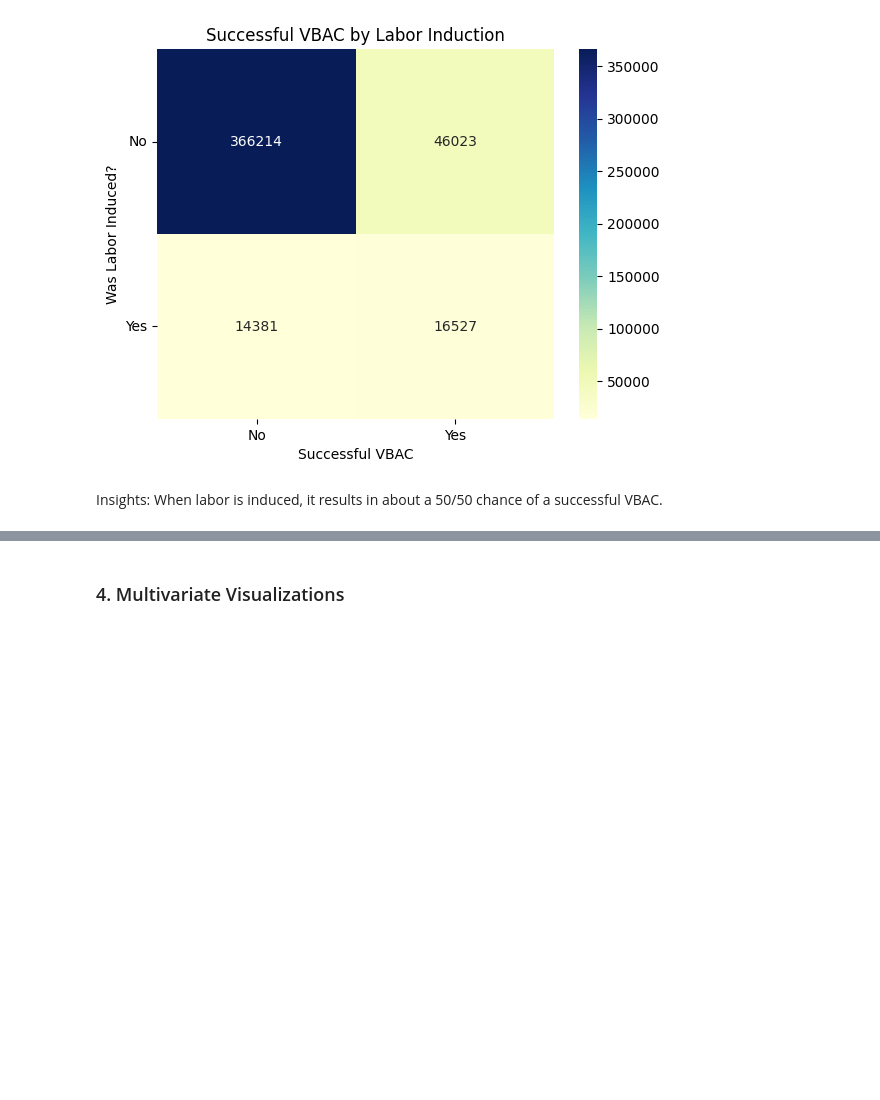
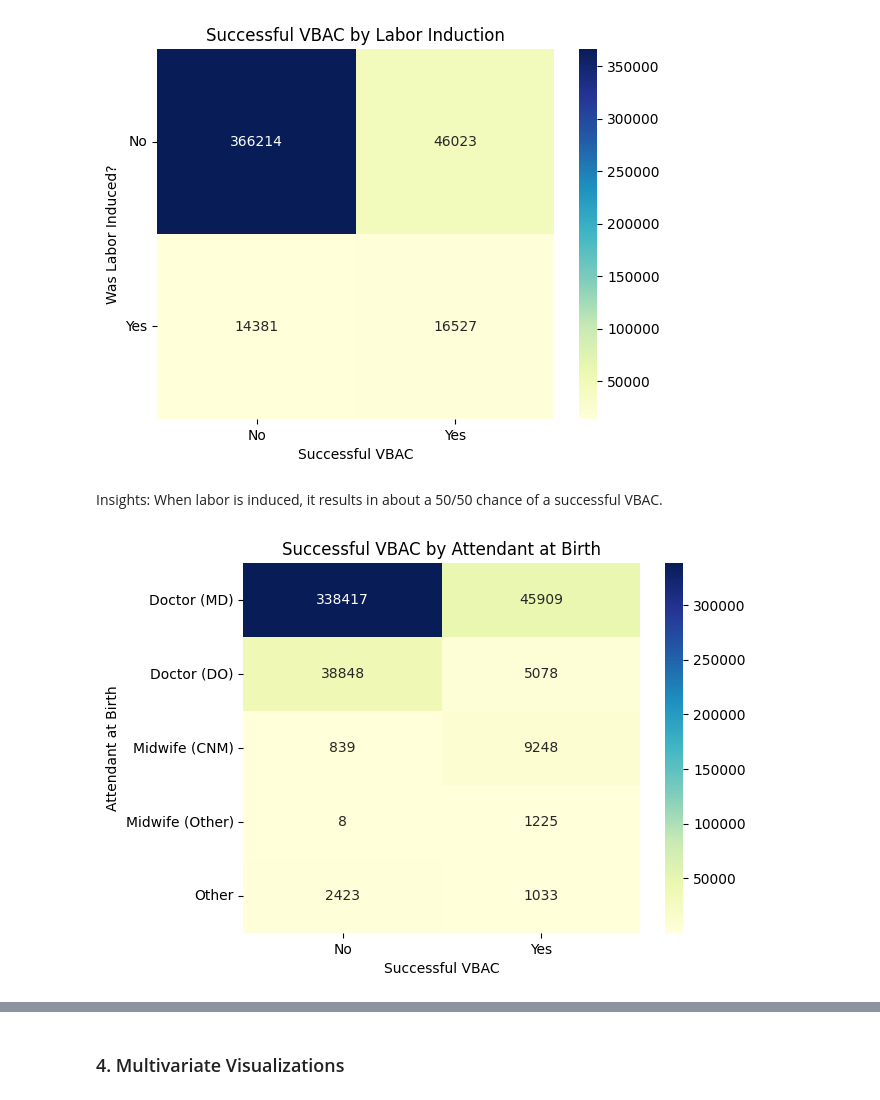
Before and after one commit to shroommu/natality-stats, a Jupyter notebook: dev/notebooks/exploratory/vbac/02_visualizations.ipynb, the cells around one changed output, grey strips where cells are left out. Cells and saved outputs as stored; diff of their text form; code cells hidden in the pictures; blank space fills up the shorter version.

Commit message:
more vbac data viz

```diff
--- a/dev/notebooks/exploratory/vbac/02_visualizations.ipynb
+++ b/dev/notebooks/exploratory/vbac/02_visualizations.ipynb
@@ -339,3 +339,27 @@ plt.show()
 [figure]
 # %% [markdown]
 Insights: When labor is induced, it results in about a 50/50 chance of a successful VBAC.
+# %%
+attendant_at_birth_cross_tab = pd.crosstab(df["attendant_at_birth"], successful_vbac)
+attendant_at_birth_cross_tab = attendant_at_birth_cross_tab.drop(9)
+
+attendant_at_birth_cross_tab_ax = sns.heatmap(
+    attendant_at_birth_cross_tab, annot=True, fmt="d", cmap="YlGnBu"
+)
+attendant_at_birth_cross_tab_ax.set_title("Successful VBAC by Attendant at Birth")
+attendant_at_birth_cross_tab_ax.set_xlabel("Successful VBAC")
+attendant_at_birth_cross_tab_ax.set_xticklabels(["No", "Yes"])
+attendant_at_birth_cross_tab_ax.set_ylabel("Attendant at Birth")
+attendant_at_birth_cross_tab_ax.set_yticklabels(
+    [
+        "Doctor (MD)",
+        "Doctor (DO)",
+        "Midwife (CNM)",
+        "Midwife (Other)",
+        "Other",
+    ],
+    rotation=0,
+)
+plt.show()
+# %% [output]
+[figure, added]
```
Also changed, not shown: parts of 13 cells of this notebook.
